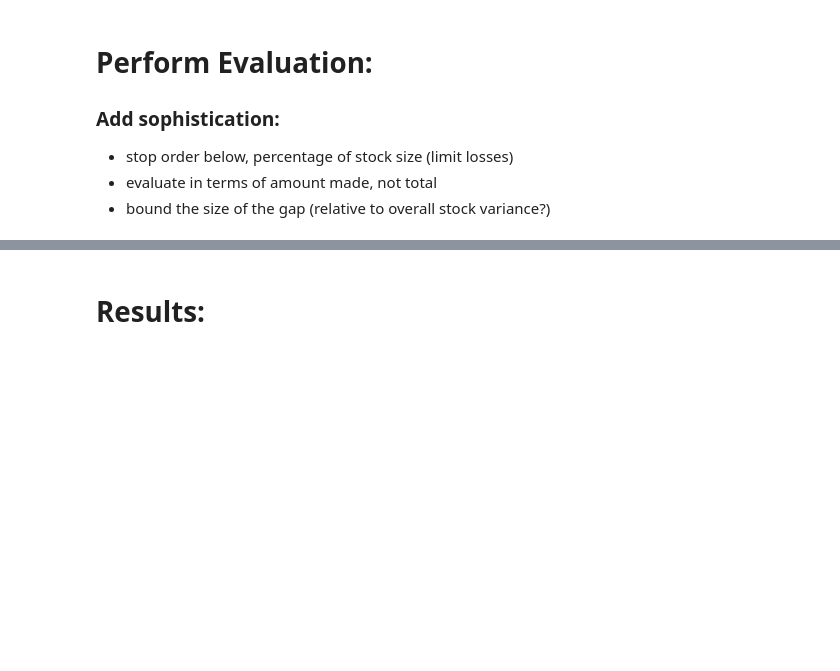
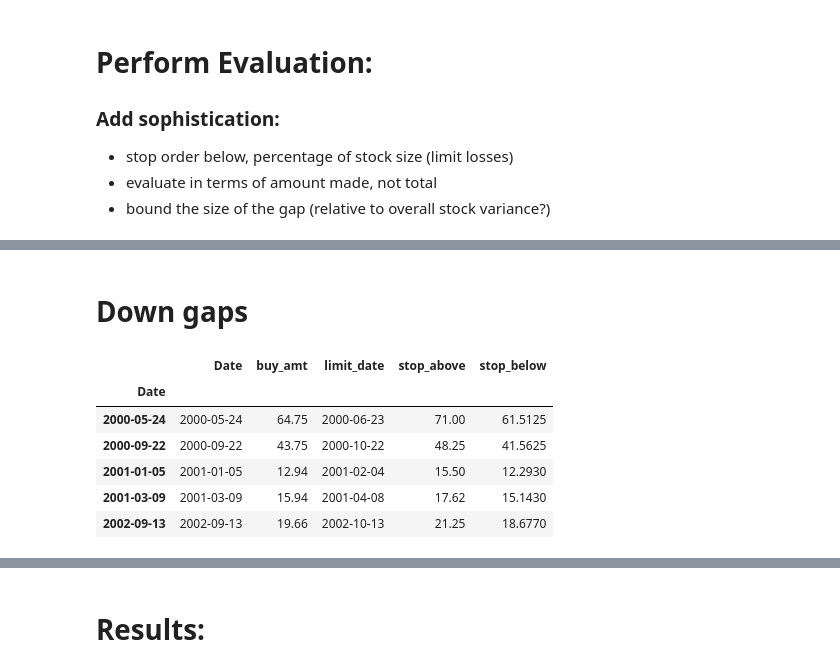
Before and after one commit to jayhack/N472JW, a Jupyter notebook: Exploration.ipynb, the cells around one changed output, grey strips where cells are left out. Saved outputs shown, nothing was run; the diff lists cells and outputs as text; code cells hidden in the pictures; blank space fills up the shorter version.

```diff
--- a/Exploration.ipynb
+++ b/Exploration.ipynb
@@ -67,3 +21,20 @@ def simulate(data, metric):
+# %%
+#####[ PARAMS ]#####
+date_start = pd.datetime(2015, 1, 1)
+date_end = pd.datetime(2015, 12, 28)
+all_tickers_csv = pd.read_csv('./data/WIKI-datasets-codes.csv', header=None)
+all_tickers = list(all_tickers_csv[0].str.split('/').str.get(1))
+####################
+
+import random
+import pickle
+def get_random_ticker():
+    """returns ticker, 'data' for random ticker"""
+    ticker = random.choice(all_tickers)
+    data = pickle.load(open('./data/{}.pkl'.format(ticker), 'r'))
+    data['Date'] = data.index
+    data = data[['Date', 'Open', 'Close', 'Low', 'High']]
+    return ticker, data
 # %% [markdown]
 # Perform Evaluation:
 
@@ -73,0 +61,17 @@ def simulate(data, metric):
+# %% [markdown]
+# Down gaps
+# %%
+from n472jw.metrics.gap_metrics import DownGapMetric
+
+ticker, data = get_random_ticker()
+gap_metric = DownGapMetric()
+orders = gap_metric.transform(data)
+orders.head()
+# %% [output]
+|  | Date | buy_amt | limit_date | stop_above | stop_below |
+| Date |  |  |  |  |  |
+| 2000-05-24 | 2000-05-24 | 64.75 | 2000-06-23 | 71.00 | 61.5125 |
+| 2000-09-22 | 2000-09-22 | 43.75 | 2000-10-22 | 48.25 | 41.5625 |
+| 2001-01-05 | 2001-01-05 | 12.94 | 2001-02-04 | 15.50 | 12.2930 |
+| 2001-03-09 | 2001-03-09 | 15.94 | 2001-04-08 | 17.62 | 15.1430 |
+| 2002-09-13 | 2002-09-13 | 19.66 | 2002-10-13 | 21.25 | 18.6770 |
```
Also changed, not shown: parts of 8 cells of this notebook, 3 other files.
